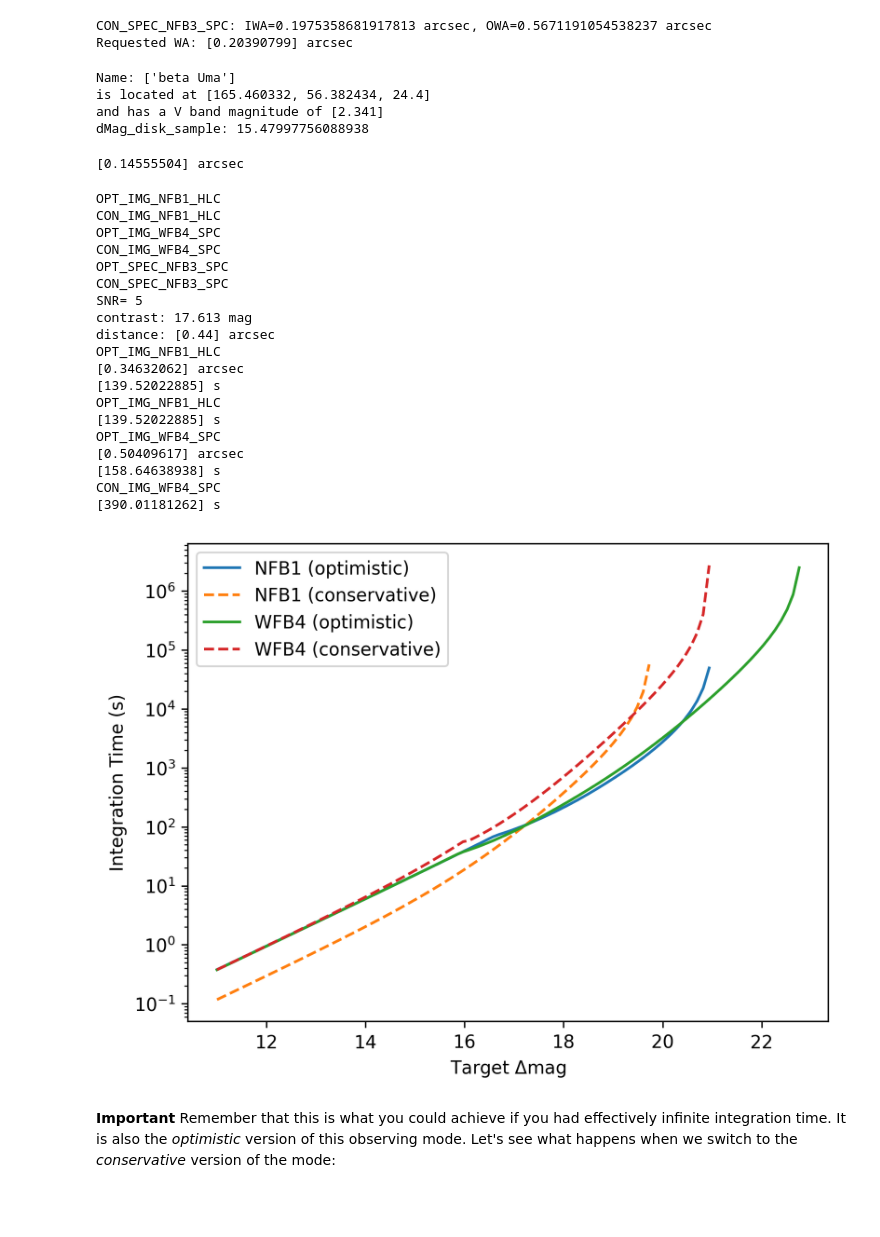
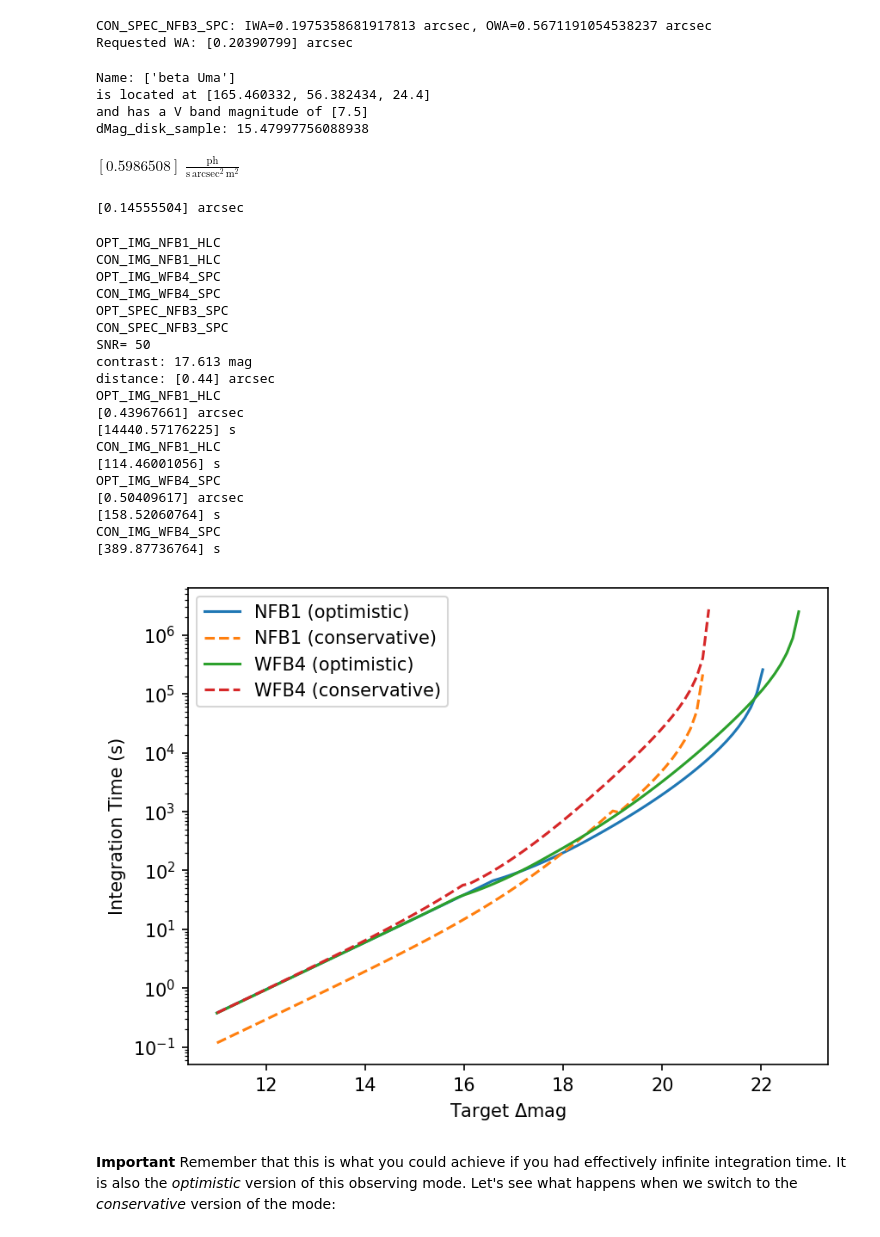
Before and after one commit to ChenXie-astro/corgietc, a Jupyter notebook: 01_Anatomy_of_an_Integration_Time_Calculation_disk_sample.ipynb, the cells around one changed output. Drawn from its saved outputs; the diff is of its cells as text; code cells hidden in the pictures; blank space fills up the shorter version.

```diff
--- a/01_Anatomy_of_an_Integration_Time_Calculation_disk_sample.ipynb
+++ b/01_Anatomy_of_an_Integration_Time_Calculation_disk_sample.ipynb
@@ -355,6 +357,7 @@ index = 2
 TL.Name = name[index]
 TL.coords = coords_all[index]
 TL.Vmag = V_all[index]
+TL.Vmag = [7.5]
 # let's check on the target
 print(f"Name: {TL.Name}")
 print(f"is located at {TL.coords}")
@@ -365,11 +368,18 @@ d_wa = [ 3.9, 2.9, 6.9, 7.3, 1.6, 1.7, 3, 2.7]
 dMag_all = np.array([6.42701E-07, 2.17539E-06, 9.01306E-08, 6.20557E-08, 8.90457E-07, 1.62184E-05, 5.13107E-07, 9.98917E-07])
 dMag_all = -2.5*np.log10(dMag_all)
 print('dMag_disk_sample:', dMag_all[0])
+
+fZ = np.repeat(TL.ZodiacalLight.fZ0, 1)
+fZ
+
+JEZ = TL.JEZ0[mode["hex"]]/(4.1536**2)
+JEZ
 # %% [output]
 Name: ['beta Uma']
 is located at [165.460332, 56.382434, 24.4]
-and has a V band magnitude of [2.341]
+and has a V band magnitude of [7.5]
 dMag_disk_sample: 15.47997756088938
+$[0.5986508] \; \mathrm{\frac{ph}{s\,arcsec^{2}\,m^{2}}}$
 # %%
 mode = OS.observingModes[0]
 WA_NF = np.array([d_wa[index]]) * (mode["lam"]/OS.pupilDiam).to(u.arcsec, equivalencies=u.dimensionless_angles())
@@ -381,23 +391,23 @@ for mode in OS.observingModes:
     print(mode["Scenario"])
 
 
-mode["SNR"] = 5
+mode1["SNR"] = 5
 print('SNR=', mode["SNR"])
 print('contrast:', round(dMag_all[index],3), 'mag')
 print('distance:', round( np.array([d_wa[index]]) * (mode["lam"]/OS.pupilDiam).to(u.arcsec, equivalencies=u.dimensionless_angles()),3))
 
 dMags = np.linspace(11, 23, 100)
-mode = OS.observingModes[0]
-print(mode["Scenario"])
+mode1 = OS.observingModes[0]
+print(mode1["Scenario"])
 WA_NF = np.array([d_wa[index]]) * (mode["lam"]/OS.pupilDiam).to(u.arcsec, equivalencies=u.dimensionless_angles())
 print(WA_NF)
-print(OS.calc_intTime(TL, sInds, fZ, JEZ, dMag_all[index], WA_NF, mode, TK=TK).to(u.s))
-intTimes_NFB1_OPT =  OS.calc_intTime(TL, [sInds]*len(dMags), fZ, JEZ, dMags, WA_NF, mode, TK=TK)
+print(OS.calc_intTime(TL, sInds, fZ, JEZ, dMag_all[index], WA_NF, mode1, TK=TK).to(u.s))
+intTimes_NFB1_OPT =  OS.calc_intTime(TL, [sInds]*len(dMags), fZ, JEZ, dMags, WA_NF, mode1, TK=TK)
 
-mode = OS.observingModes[1]
-print(mode["Scenario"])
-print(OS.calc_intTime(TL, sInds, fZ, JEZ, dMag_all[index], WA_NF, mode, TK=TK).to(u.s))
-intTimes_NFB1_CON =  OS.calc_intTime(TL, [sInds]*len(dMags), fZ, JEZ, dMags, WA_NF, mode, TK=TK)
+mode2 = OS.observingModes[1]
+print(mode2["Scenario"])
+print(OS.calc_intTime(TL, sInds, fZ, JEZ, dMag_all[index], WA_NF, mode2, TK=TK).to(u.s))
+intTimes_NFB1_CON =  OS.calc_intTime(TL, [sInds]*len(dMags), fZ, JEZ, dMags, WA_NF, mode2, TK=TK)
 
 mode = OS.observingModes[2]
 print(mode["Scenario"])
@@ -417,35 +427,35 @@ OPT_IMG_WFB4_SPC
 CON_IMG_WFB4_SPC
 OPT_SPEC_NFB3_SPC
 CON_SPEC_NFB3_SPC
-SNR= 5
+SNR= 50
 contrast: 17.613 mag
 distance: [0.44] arcsec
 OPT_IMG_NFB1_HLC
-[0.34632062] arcsec
-[139.52022885] s
-OPT_IMG_NFB1_HLC
-[139.52022885] s
+[0.43967661] arcsec
+[14440.57176225] s
+CON_IMG_NFB1_HLC
+[114.46001056] s
 OPT_IMG_WFB4_SPC
 [0.50409617] arcsec
-[158.64638938] s
+[158.52060764] s
 CON_IMG_WFB4_SPC
-[390.01181262] s
+[389.87736764] s
 # %%
-plt.figure(dpi=300)
+plt.figure(dpi=150)
 # plt.semilogy(dMags, intTimes.to(u.s), label="SNR=5")
 # plt.semilogy(dMags, intTimes_SNR20_OPT.to(u.s), '-', label="SNR={0} (optimistic)".format(20))
 # plt.semilogy(dMags, intTimes_SNR20_CON.to(u.s), '--', label="SNR={0} (conservative)".format(20))
 plt.semilogy(dMags, intTimes_NFB1_OPT.to(u.s), '-', label="NFB1 (optimistic)")
 plt.semilogy(dMags, intTimes_NFB1_CON.to(u.s), '--', label="NFB1 (conservative)")
 plt.semilogy(dMags, intTimes_WFB4_OPT.to(u.s), '-', label="WFB4 (optimistic)")
 plt.semilogy(dMags, intTimes_WFB4_CON.to(u.s), '--', label="WFB4 (conservative)")
 ax = plt.gca()
 # ax.axvspan(9.635, 10, alpha=0.25, color='gray', ec=None, label="contrast for the disk")
 plt.xlabel(r"Target $\Delta$mag")
 plt.ylabel(f"Integration Time ({intTimes.to(u.s).unit})")
 plt.legend();
 # %% [output]
-[figure, old version]
+[figure, new version]
 # %%
 dMags = np.linspace(9, 23, 100)
 
```
Also changed, not shown: parts of 2 cells of this notebook.
